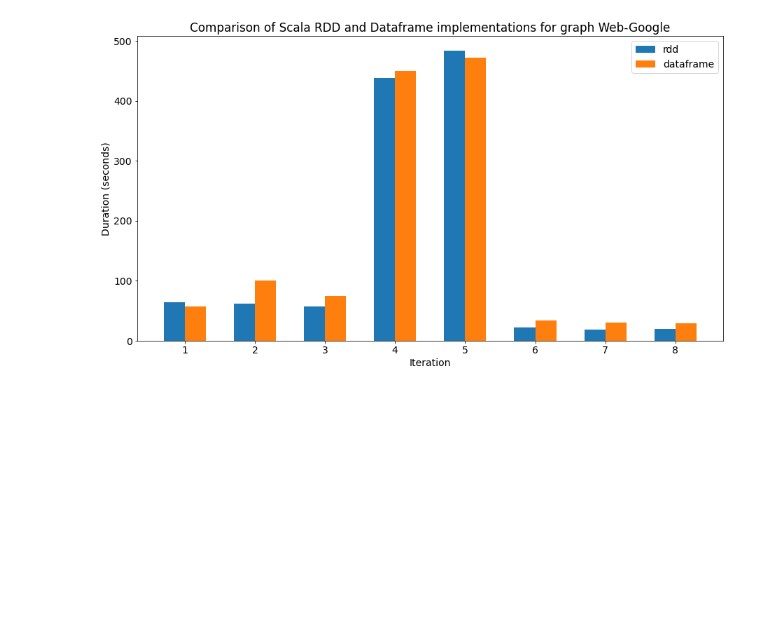
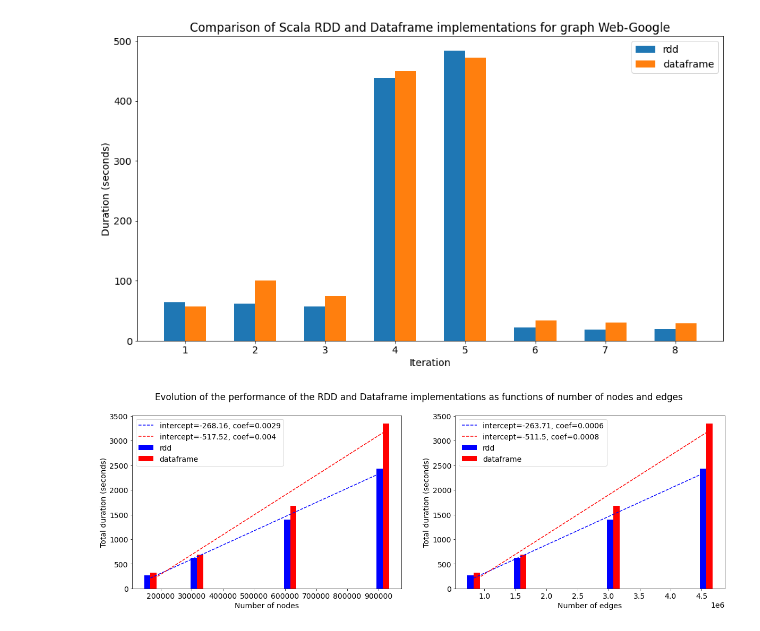
Before and after one commit to MaximeRedstone/graphsMapReduce, a Jupyter notebook: notebooks/analysis/scala_rdd_df.ipynb, the cells around one changed output. Cells and saved outputs as stored; diff of their text form; code cells hidden in the pictures; blank space fills up the shorter version.

```diff
--- a/notebooks/analysis/scala_rdd_df.ipynb
+++ b/notebooks/analysis/scala_rdd_df.ipynb
@@ -68,0 +110,14 @@ plt.legend()
+# %%
+sizes = [10, 20, 40, 60]
+nodes = [166_950, 316_202, 616_617, 914_619]
+edges = [827_663, 1_577_341, 3_075_032, 4_573_098]
+
+filenames = ["scala_rdd_df_" + str(size) + "M.csv" for size in sizes]
+
+fig, ax = plt.subplots(nrows=1, ncols=2, figsize=(20, 6))
+plot_graphs(ax[0], filenames, nodes, 20_000, "nodes")
+plot_graphs(ax[1], filenames, edges, 100_000, "edges")
+fig.suptitle("Evolution of the performance of the RDD and Dataframe implementations as functions of number of nodes and edges")
+plt.show()
+# %% [output]
+[figure, added]
```
Also changed, not shown: parts of 2 cells of this notebook, 5 other files.
